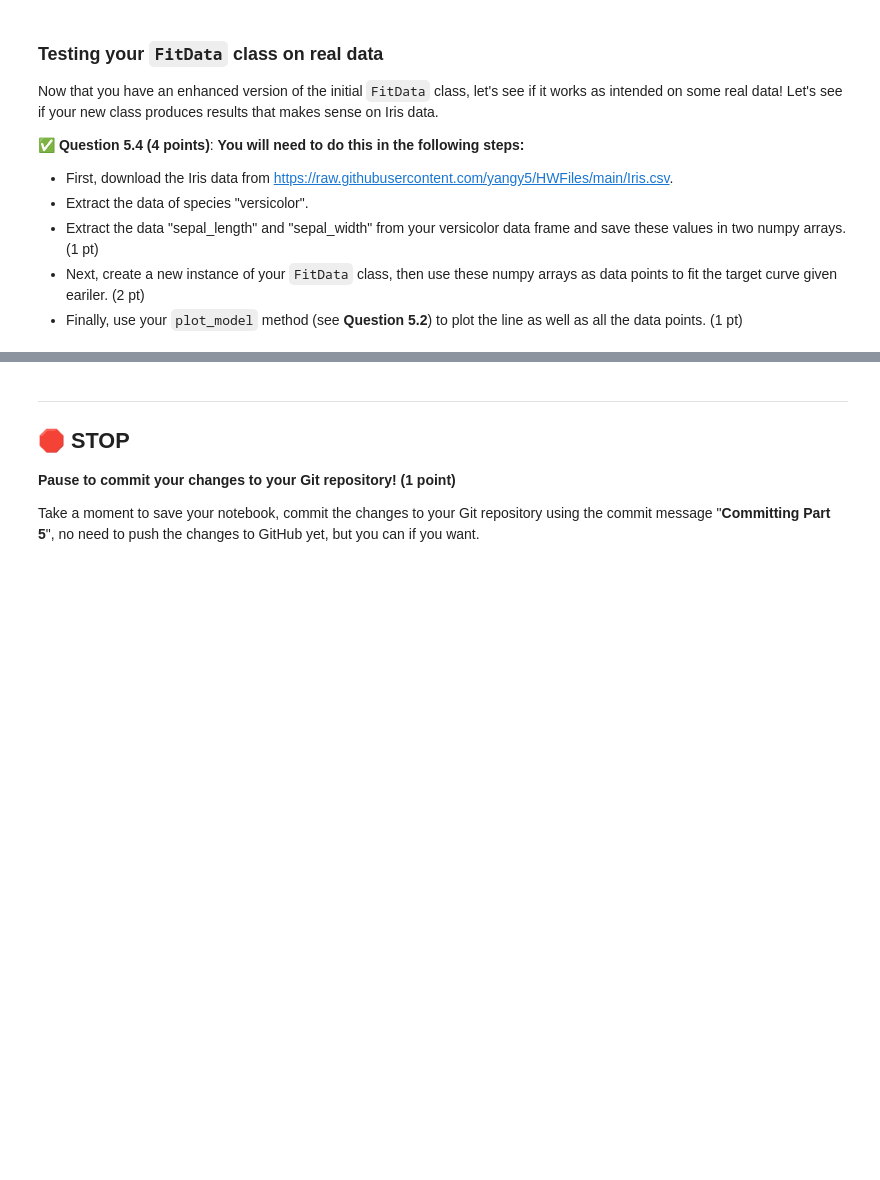
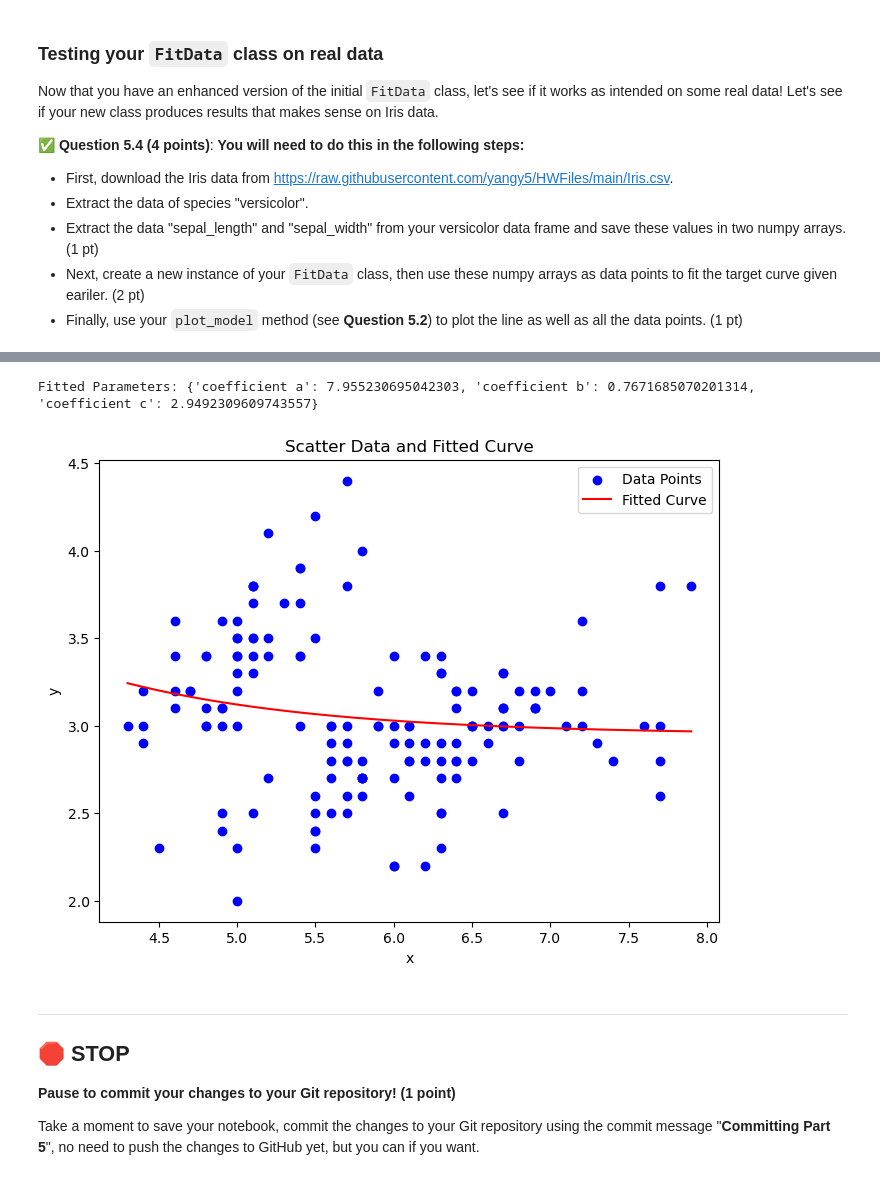
Before and after one commit to singhs77/CMSE202-f25-turnin, a Jupyter notebook: hw-01/HW-01_GitPracticeDebuggingPythonPackagesAndClasses-SS25-STUDENT.ipynb, the cells around one changed output, grey strips where cells are left out. Saved outputs shown, nothing was run; the diff lists cells and outputs as text; code cells hidden in the pictures; blank space fills up the shorter version.

```diff
--- a/hw-01/HW-01_GitPracticeDebuggingPythonPackagesAndClasses-SS25-STUDENT.ipynb
+++ b/hw-01/HW-01_GitPracticeDebuggingPythonPackagesAndClasses-SS25-STUDENT.ipynb
@@ -598,6 +632,34 @@ Copy the OOP code to this cell and work from here.
 # Copy the code to this cell.
 # For the assignment prompts that follow, EDIT THIS VERSION OF THE PYTHON CLASS
 # This should help to ensure that you can always fall back to the original version provided above, should you need to.
+
+import numpy as np
+import matplotlib.pyplot as plt
+from scipy.optimize import curve_fit
+
+
+
+class FitData:
+    #added self
+    def __init__(self,xdata, ydata):
+        self.xdata = xdata
+        self.ydata = ydata
+
+    def summary_stats(self):
+        return {
+            "mean_x": np.mean(self.xdata),
+            "std_x": np.std(self.xdata),
+            "mean_y": np.mean(self.ydata),
+            "std_y": np.std(self.ydata)
+        }
+
+    def CurveFit_model(self,func):
+        popt , popc = curve_fit(func, self.xdata, self.ydata)
+        return {
+            "coefficient a": popt[0],
+            "coefficient b": popt[1],
+            "coefficient c": popt[2]
+        }
 # %% [markdown]
 &#9989; **Questions 5.1 (3 points)**: Test the class by **running the following code to see what the output is**. **Debug the `FitData` class.** **DO NOT MODIFY THIS CODE CELL**. (so that you can remember what the bug was)
 # %%
@@ -658,2 +814,3 @@ Now that you have an enhanced version of the initial `FitData` class, let's see
 # %%
 # use Pandas to load data
+df = pd.read_csv("Iris.csv")
@@ -662,3 +817,21 @@ Now that you have an enhanced version of the initial `FitData` class, let's see
+# %%
+# Fit and plot the Iris sepal_length and sepal_width data
+
+xdata = df["sepal_length"]
+ydata = df["sepal_width"]
+
+# Create an instance of FitData with the Iris data
+iris_fit = FitData(xdata, ydata)
+
+# Fit the model to the data
+fitted_params = iris_fit.CurveFit_model(func)
+print("Fitted Parameters:", fitted_params)
+
+# Plot the Iris data and the fitted model curve
+iris_fit.plot_model()
+# %% [output]
+Fitted Parameters: {'coefficient a': 7.955230695042303, 'coefficient b': 0.7671685070201314, 'coefficient c': 2.9492309609743557}
+[figure, added]
 # %% [markdown]
 ---
 ## &#128721; STOP
```
Also changed, not shown: parts of 14 cells of this notebook, 2 other files.
